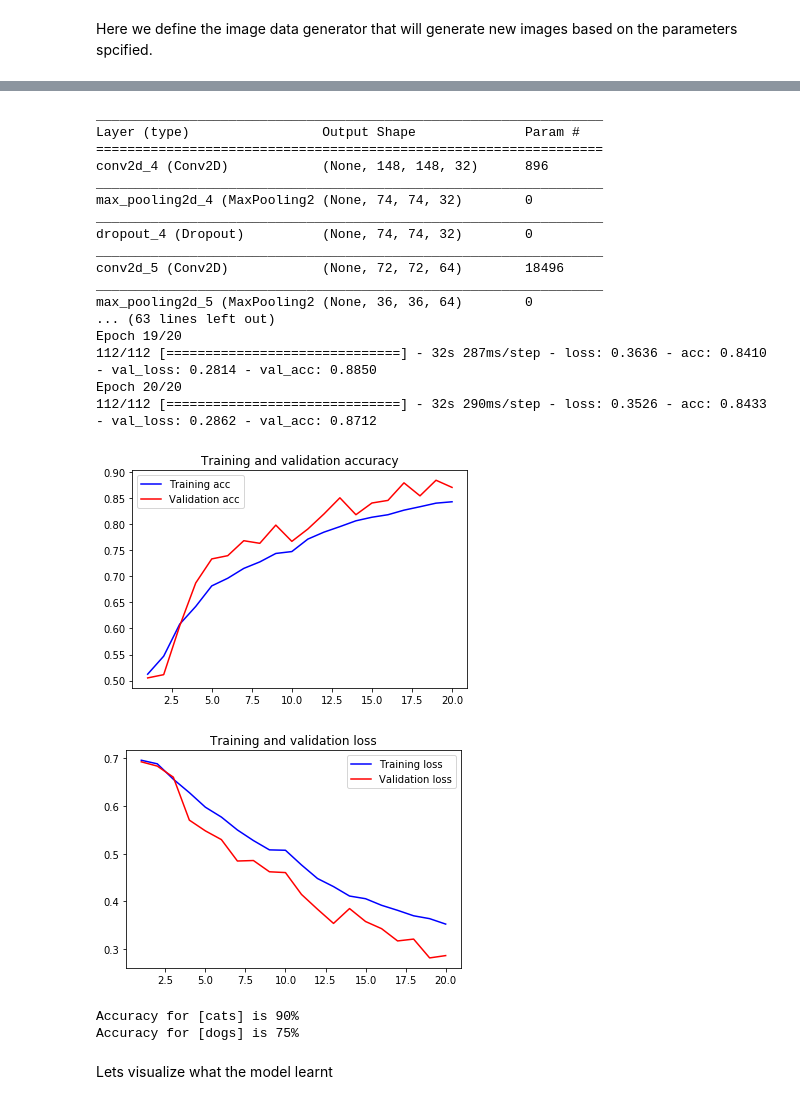
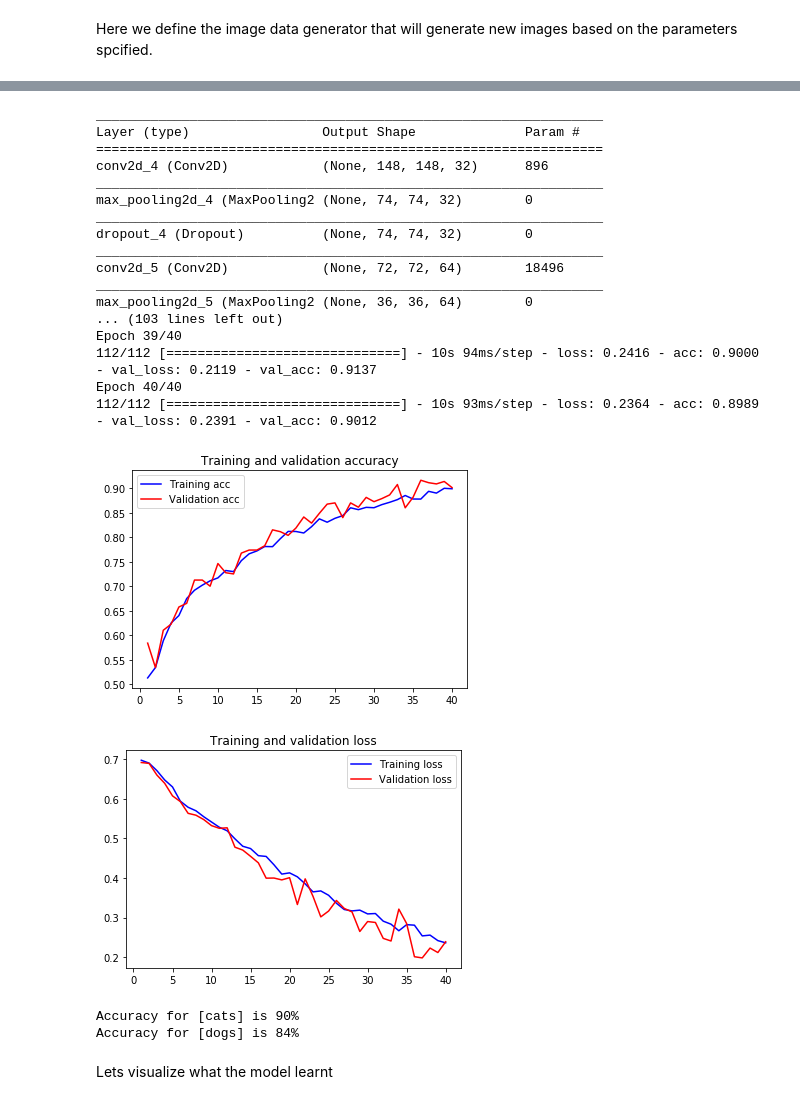
Before and after one commit to mrayy/PracticalML, a Jupyter notebook: 6. Advance CNN/Python/3. Advance Training.ipynb, the cells around one changed output, grey strips where cells are left out. Drawn from its saved outputs; the diff is of its cells as text; code cells hidden in the pictures.

```diff
--- a/6. Advance CNN/Python/3. Advance Training.ipynb
+++ b/6. Advance CNN/Python/3. Advance Training.ipynb
@@ -96,47 +96,48 @@ input_shape=(TARGET_WIDTH,TARGET_HEIGHT,3)
 BatchSize=64
 
 model=PML.create_conv_classify_model(input_shape,nb_classes,32,[64,128,128],[256,64],dropout=0.2)
 
 #instead of fitting on X_train,Y_train, we ask the generator to flow new images from the samples
 if True:
     history=model.fit_generator(gen.flow(X_train,Y_train,batch_size=BatchSize),
                                 validation_data=(X_test,Y_test),
-                                epochs=20,
+                                epochs=40,
+                                workers=16,
                                 steps_per_epoch=len(X_train)//BatchSize)
 else:
     history=model.fit(X_train,Y_train,
                         validation_data=(X_test,Y_test),
                         epochs=20,batch_size=BatchSize)
 
 #export model
 #PML.export_model(model,"./models/catsdogs")
 PML.plot_acc_loss(history)
 # %% [output]
 _________________________________________________________________
 Layer (type)                 Output Shape              Param #
 =================================================================
 conv2d_4 (Conv2D)            (None, 148, 148, 32)      896
 _________________________________________________________________
 max_pooling2d_4 (MaxPooling2 (None, 74, 74, 32)        0
 _________________________________________________________________
 dropout_4 (Dropout)          (None, 74, 74, 32)        0
 _________________________________________________________________
 conv2d_5 (Conv2D)            (None, 72, 72, 64)        18496
 _________________________________________________________________
 max_pooling2d_5 (MaxPooling2 (None, 36, 36, 64)        0
-... (63 lines left out)
-Epoch 19/20
-112/112 [==============================] - 32s 287ms/step - loss: 0.3636 - acc: 0.8410 - val_loss: 0.2814 - val_acc: 0.8850
-Epoch 20/20
-112/112 [==============================] - 32s 290ms/step - loss: 0.3526 - acc: 0.8433 - val_loss: 0.2862 - val_acc: 0.8712
+... (103 lines left out)
+Epoch 39/40
+112/112 [==============================] - 10s 94ms/step - loss: 0.2416 - acc: 0.9000 - val_loss: 0.2119 - val_acc: 0.9137
+Epoch 40/40
+112/112 [==============================] - 10s 93ms/step - loss: 0.2364 - acc: 0.8989 - val_loss: 0.2391 - val_acc: 0.9012
-[figure, old version]
+[figure, new version]
-[figure, old version]
+[figure, new version]
 # %%
 normalizer=PML.Normalizer01(0,1)
 _=PML.test_samples(model,samples=sample_test,labels=labels,trainlabels=labels,normalizer=normalizer,flatten=False)
 # %% [output]
 Accuracy for [cats] is 90%
-Accuracy for [dogs] is 75%
+Accuracy for [dogs] is 84%
 # %% [markdown]
 Lets visualize what the model learnt
 # %%
```
Also changed, not shown: parts of 10 cells of this notebook.
